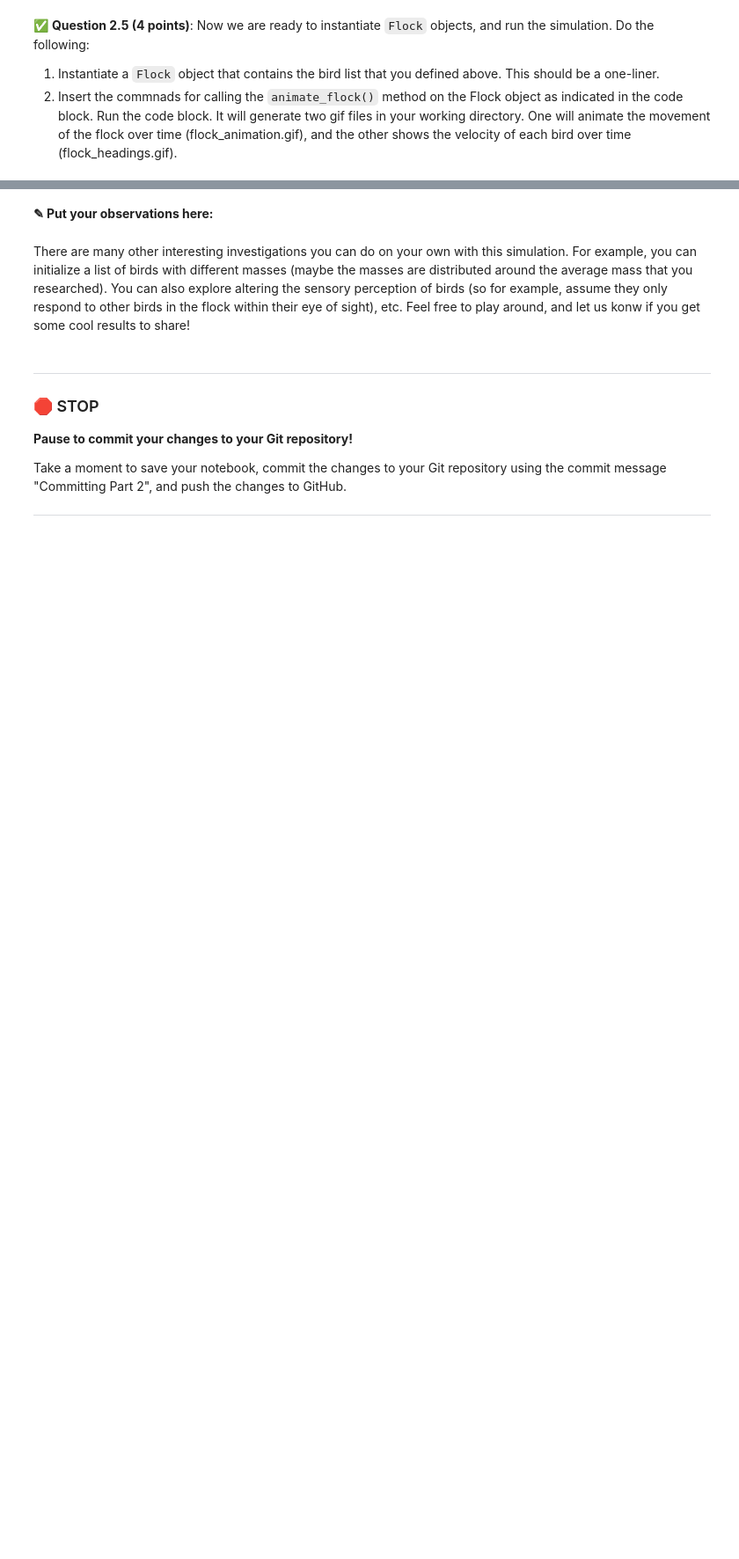
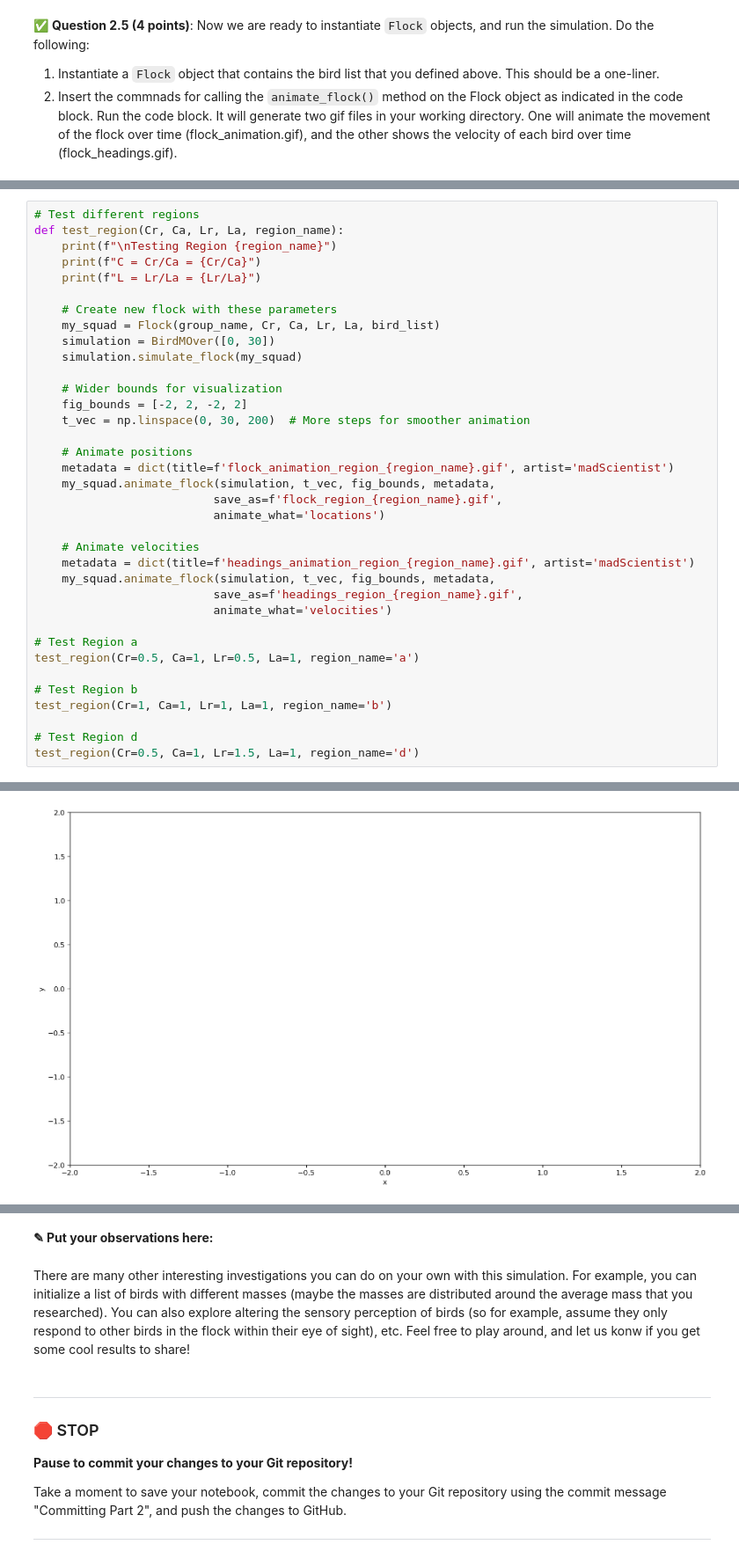
Before and after one commit to ray-singh/CMSE202-f24-turnin, a Jupyter notebook: hw-02/HW-02_ABMandGraphTheory-STUDENT.ipynb, the cells around one changed output, grey strips where cells are left out. Shown: that part at 88% size. Drawn from its saved outputs; the diff is of its cells as text; blank space fills up the shorter version.

```diff
--- a/hw-02/HW-02_ABMandGraphTheory-STUDENT.ipynb
+++ b/hw-02/HW-02_ABMandGraphTheory-STUDENT.ipynb
@@ -516,3 +530,40 @@ Different flock parameters can lead to different swarming behavior, or even the
 * __Hint2__: start with grid_bound=[-1,1,-1,1]. If the birds leave that bound, try expanding image boundary and re-animate to get a better view of wht the flock is doing. Also, increasing nsteps from 150 to 200, or 300 will create a smoother animation, but may increase the runtime.
 
 <img src="https://github.com/hoolagans/CMSE202_FS24/blob/main/flock_parameter_chart.png?raw=true" alt="Diagram showing partitioned space of the D'Orsonga model." align="center" style="width:25%"/>
+# %%
+# Test different regions
+def test_region(Cr, Ca, Lr, La, region_name):
+    print(f"\nTesting Region {region_name}")
+    print(f"C = Cr/Ca = {Cr/Ca}")
+    print(f"L = Lr/La = {Lr/La}")
+
+    # Create new flock with these parameters
+    my_squad = Flock(group_name, Cr, Ca, Lr, La, bird_list)
+    simulation = BirdMOver([0, 30])
+    simulation.simulate_flock(my_squad)
+
+    # Wider bounds for visualization
+    fig_bounds = [-2, 2, -2, 2]
+    t_vec = np.linspace(0, 30, 200)  # More steps for smoother animation
+
+    # Animate positions
+    metadata = dict(title=f'flock_animation_region_{region_name}.gif', artist='madScientist')
+    my_squad.animate_flock(simulation, t_vec, fig_bounds, metadata,
+                          save_as=f'flock_region_{region_name}.gif',
+                          animate_what='locations')
+
+    # Animate velocities
+    metadata = dict(title=f'headings_animation_region_{region_name}.gif', artist='madScientist')
+    my_squad.animate_flock(simulation, t_vec, fig_bounds, metadata,
+                          save_as=f'headings_region_{region_name}.gif',
+                          animate_what='velocities')
+
+# Test Region a
+test_region(Cr=0.5, Ca=1, Lr=0.5, La=1, region_name='a')
+
+# Test Region b
+test_region(Cr=1, Ca=1, Lr=1, La=1, region_name='b')
+
+# Test Region d
+test_region(Cr=0.5, Ca=1, Lr=1.5, La=1, region_name='d')
+# %% [output]
@@ -518,0 +581 @@ Different flock parameters can lead to different swarming behavior, or even the
+[figure, added]
```
Also changed, not shown: parts of 7 cells of this notebook, 8 other files.
